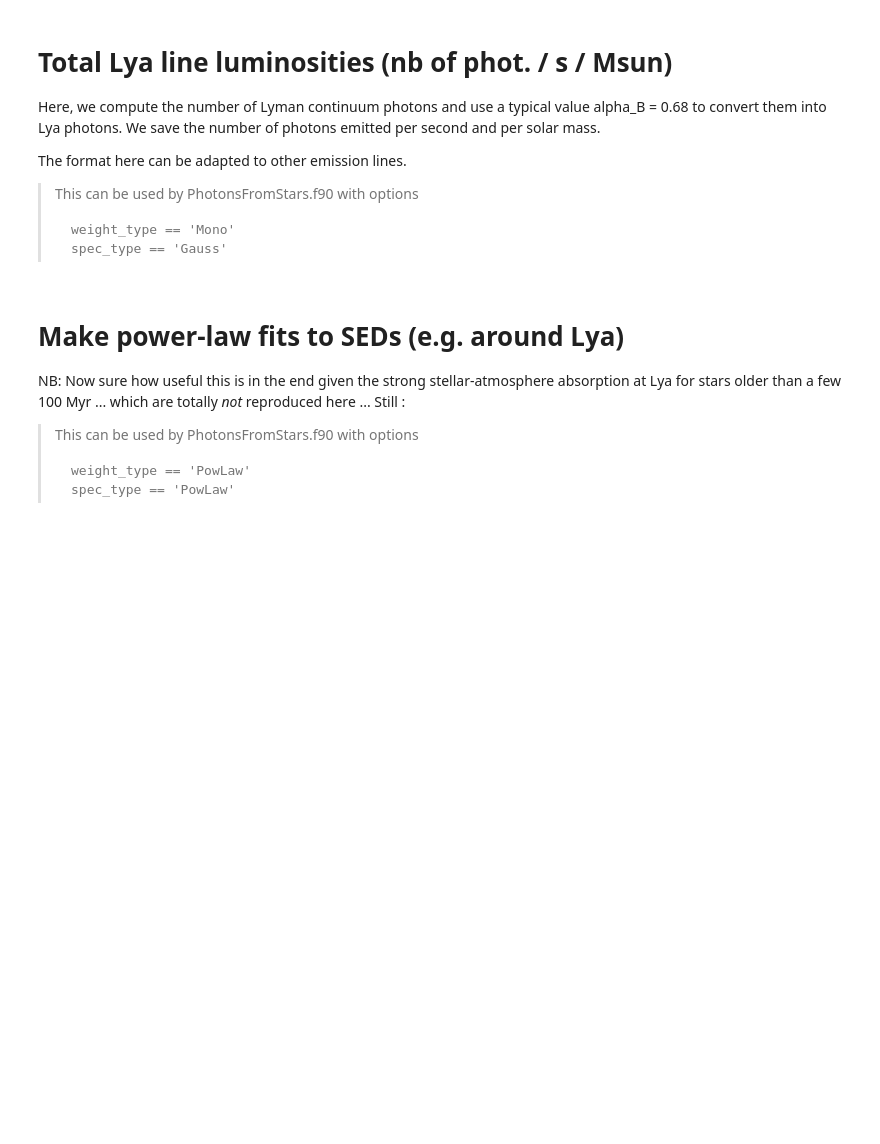
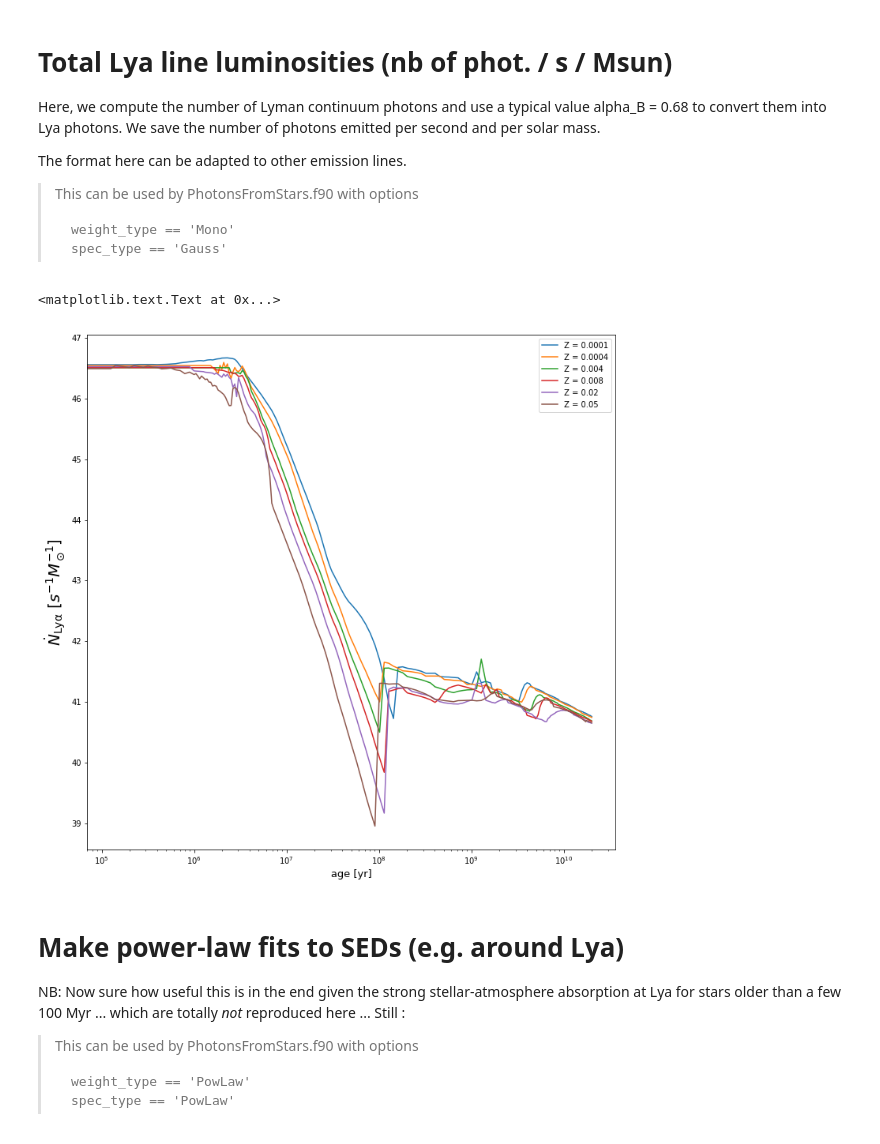
Before and after one commit to tgarel/RASCAS-idealised_models, a Jupyter notebook: py/PhotometryTables.ipynb, the cells around one changed output. Drawn from its saved outputs; the diff is of its cells as text; code cells hidden in the pictures; blank space fills up the shorter version.

```diff
--- a/py/PhotometryTables.ipynb
+++ b/py/PhotometryTables.ipynb
@@ -116,40 +124,42 @@ plt.figure(figsize=(12,12))
 # save these to some ascii file
 f = open('PhotTable_Mono_Lya.txt','w')
 f.write("# Number of Lya photons emitted /s/Msun. These are generated from BC03 models assuming alpha_B=0.68. \n")
 f.write("# First line is nages and nmets. Then come ages [Myr] (line 2), metallicities [absolute] (line 3), and central wavelength [A] (line 4) \n")
 f.write("# Then each line has N_Lya [#/s/Msun] for all ages and one metallicity \n")
 nage = len(ssp['ageBins'])
 nmet = len(ssp['ZBins'])
 f.write("%i %i \n"%(nage,nmet))
 for iage in range(nage): f.write("%.8e "%(ssp['ageBins'][iage]*1e-6))
 f.write("\n")
 for imet in range(nmet): f.write("%.8e "%(ssp['ZBins'][imet]))
 f.write("\n")
 f.write("%.8e \n"%(lya.lambda0*1e8))  # line-center wavelength [A]
 # comute number of Lyman continuum photons
 lylim  = 912. # [Angstrom]
 ilylim = np.where(abs(ssp['lambdaBins']-lylim) == min(abs(ssp['lambdaBins']-lylim)))[0][0]
 lbds   = ssp['lambdaBins'][:ilylim+1]
 for imet in range(nmet):
     x,y = [],[]
     for iage in range(nage):
-        fly    = np.ravel(ssp['spectra'][0:ilylim+1,iage,imet])
-        fly = fly * lbds
+        fly  = np.ravel(ssp['spectra'][0:ilylim+1,iage,imet]) * Lsun_cgs # [erg/s/A/Msun]
+        fly  = fly * lbds
         nlyc = np.trapz(fly,lbds)
-        nlyc = nlyc * 1.0e-13 / lya.h_cgs / (lya.clight*1e-5) # use same formulae as St Charlot.
-        nlyc = np.log10(nlyc)+33.5827 # scale with solar lum
-        nlya = nlyc + np.log10(0.68)  # nb of Lya photons
+        nlyc = nlyc * 1.0e-8 / lya.h_cgs / (lya.clight) # [#/s/Msun]
+        nlya = nlyc * 0.68  # nb of Lya photons
         x.append(ssp['ageBins'][iage])
-        y.append(nlya)
-        f.write("%.8e "%(10.**nlya))
+        y.append(np.log10(nlya))
+        f.write("%.8e "%(nlya))
     f.write("\n")
     plt.plot(x,y,label='Z = %s'%(ssp['ZBins'][imet]))
 
 f.close()
 plt.legend()
 plt.xscale('log')
 plt.ylabel(r'$\dot{N}_{\rm Ly\alpha} \ [s^{-1} M_\odot^{-1}]$',fontsize=20)
 plt.xlabel('age [yr]',fontsize=13)
+# %% [output]
+<matplotlib.text.Text at 0x...>
+[figure, added]
 # %% [markdown]
 # Make power-law fits to SEDs (e.g. around Lya)
 NB: Now sure how useful this is in the end given the strong stellar-atmosphere absorption at Lya for stars older than a few 100 Myr ... which are totally _not_ reproduced here ...  Still :
```
Also changed, not shown: parts of 7 cells of this notebook, 8 other files.
